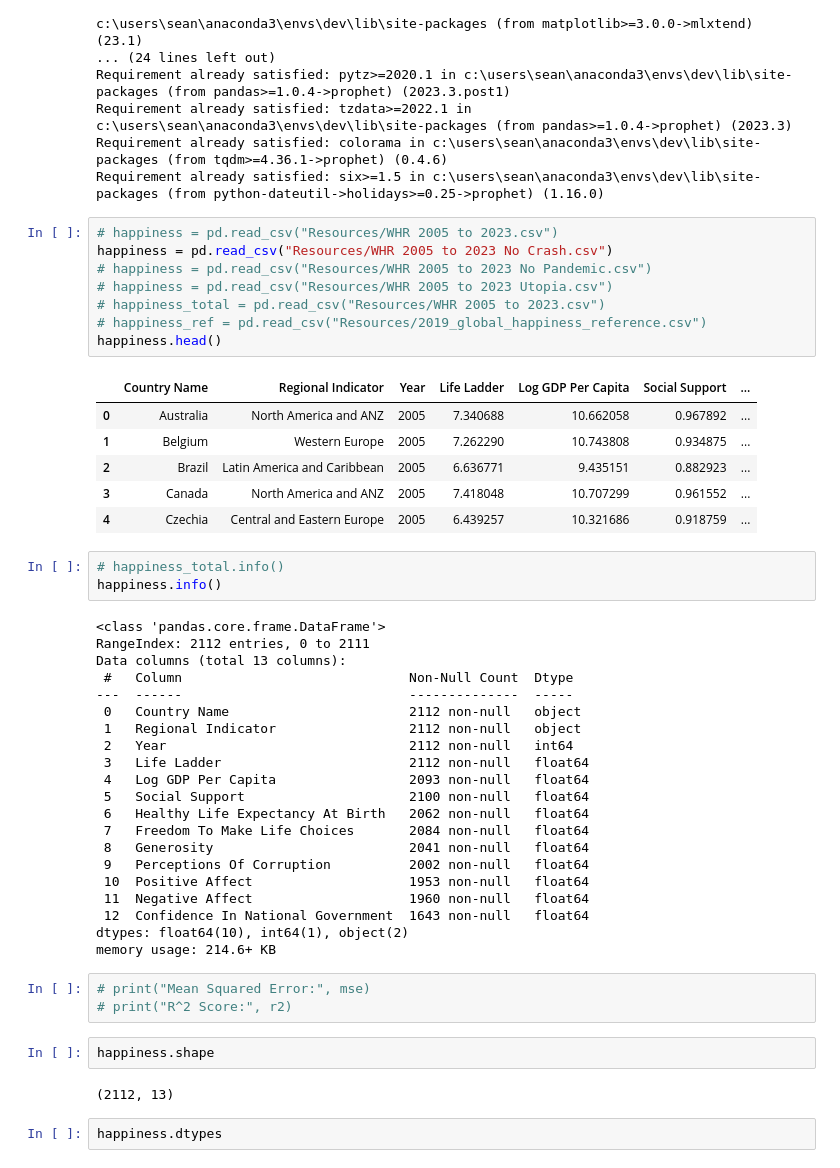
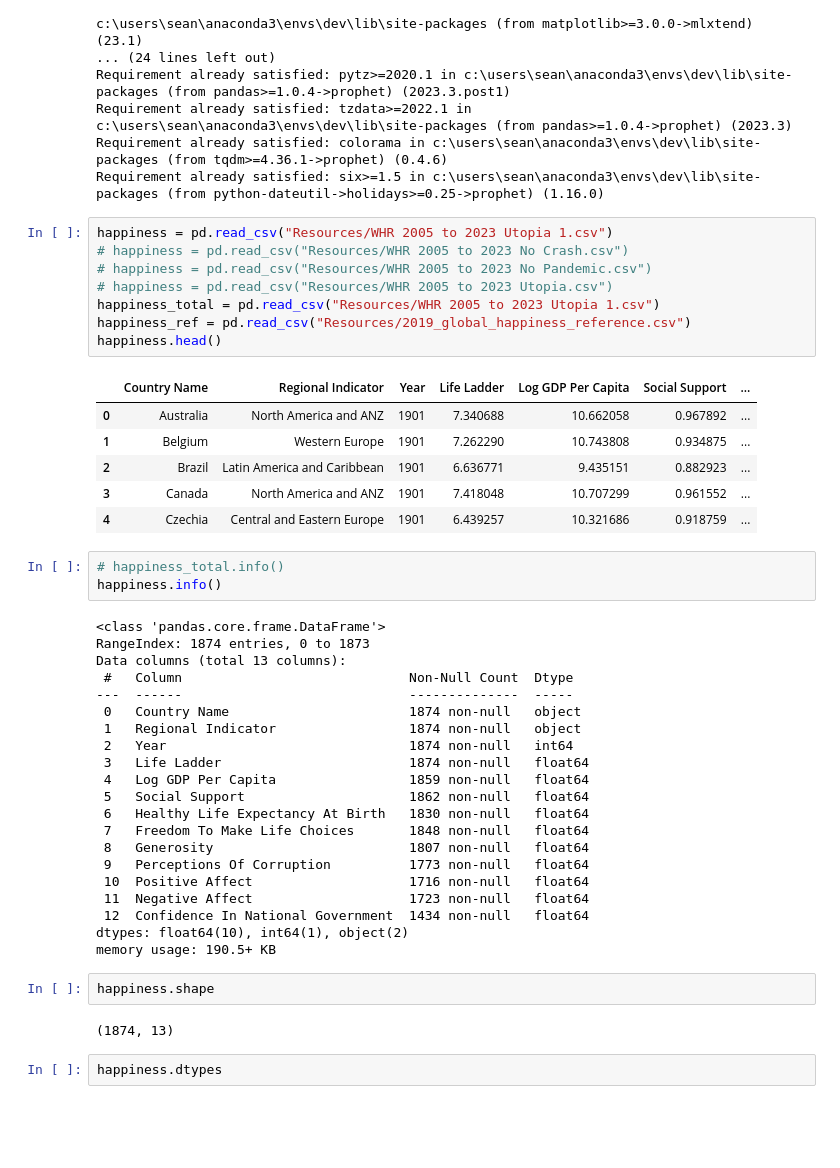
Before and after one commit to crmartella/WorldHappinessReportMSUBootcamp, a Jupyter notebook: HappyParallels.ipynb, the cells around one changed output. Cells and saved outputs as stored; diff of their text form; blank space fills up the shorter version.

```diff
--- a/HappyParallels.ipynb
+++ b/HappyParallels.ipynb
@@ -29,51 +29,48 @@ Requirement already satisfied: tzdata>=2022.1 in c:\users\sean\anaconda3\envs\de
 Requirement already satisfied: colorama in c:\users\sean\anaconda3\envs\dev\lib\site-packages (from tqdm>=4.36.1->prophet) (0.4.6)
 Requirement already satisfied: six>=1.5 in c:\users\sean\anaconda3\envs\dev\lib\site-packages (from python-dateutil->holidays>=0.25->prophet) (1.16.0)
 # %%
-# happiness = pd.read_csv("Resources/WHR 2005 to 2023.csv")
-happiness = pd.read_csv("Resources/WHR 2005 to 2023 No Crash.csv")
+happiness = pd.read_csv("Resources/WHR 2005 to 2023 Utopia 1.csv")
+# happiness = pd.read_csv("Resources/WHR 2005 to 2023 No Crash.csv")
 # happiness = pd.read_csv("Resources/WHR 2005 to 2023 No Pandemic.csv")
 # happiness = pd.read_csv("Resources/WHR 2005 to 2023 Utopia.csv")
-# happiness_total = pd.read_csv("Resources/WHR 2005 to 2023.csv")
-# happiness_ref = pd.read_csv("Resources/2019_global_happiness_reference.csv")
+happiness_total = pd.read_csv("Resources/WHR 2005 to 2023 Utopia 1.csv")
+happiness_ref = pd.read_csv("Resources/2019_global_happiness_reference.csv")
 happiness.head()
 # %% [output]
 |  | Country Name | Regional Indicator | Year | Life Ladder | Log GDP Per Capita | Social Support | ... |
-| 0 | Australia | North America and ANZ | 2005 | 7.340688 | 10.662058 | 0.967892 | ... |
-| 1 | Belgium | Western Europe | 2005 | 7.262290 | 10.743808 | 0.934875 | ... |
-| 2 | Brazil | Latin America and Caribbean | 2005 | 6.636771 | 9.435151 | 0.882923 | ... |
-| 3 | Canada | North America and ANZ | 2005 | 7.418048 | 10.707299 | 0.961552 | ... |
-| 4 | Czechia | Central and Eastern Europe | 2005 | 6.439257 | 10.321686 | 0.918759 | ... |
+| 0 | Australia | North America and ANZ | 1901 | 7.340688 | 10.662058 | 0.967892 | ... |
+| 1 | Belgium | Western Europe | 1901 | 7.262290 | 10.743808 | 0.934875 | ... |
+| 2 | Brazil | Latin America and Caribbean | 1901 | 6.636771 | 9.435151 | 0.882923 | ... |
+| 3 | Canada | North America and ANZ | 1901 | 7.418048 | 10.707299 | 0.961552 | ... |
+| 4 | Czechia | Central and Eastern Europe | 1901 | 6.439257 | 10.321686 | 0.918759 | ... |
 # %%
 # happiness_total.info()
 happiness.info()
 # %% [output]
 <class 'pandas.core.frame.DataFrame'>
-RangeIndex: 2112 entries, 0 to 2111
+RangeIndex: 1874 entries, 0 to 1873
 Data columns (total 13 columns):
  #   Column                             Non-Null Count  Dtype
 ---  ------                             --------------  -----
- 0   Country Name                       2112 non-null   object
- 1   Regional Indicator                 2112 non-null   object
- 2   Year                               2112 non-null   int64
- 3   Life Ladder                        2112 non-null   float64
- 4   Log GDP Per Capita                 2093 non-null   float64
- 5   Social Support                     2100 non-null   float64
- 6   Healthy Life Expectancy At Birth   2062 non-null   float64
- 7   Freedom To Make Life Choices       2084 non-null   float64
- 8   Generosity                         2041 non-null   float64
- 9   Perceptions Of Corruption          2002 non-null   float64
- 10  Positive Affect                    1953 non-null   float64
- 11  Negative Affect                    1960 non-null   float64
- 12  Confidence In National Government  1643 non-null   float64
+ 0   Country Name                       1874 non-null   object
+ 1   Regional Indicator                 1874 non-null   object
+ 2   Year                               1874 non-null   int64
+ 3   Life Ladder                        1874 non-null   float64
+ 4   Log GDP Per Capita                 1859 non-null   float64
+ 5   Social Support                     1862 non-null   float64
+ 6   Healthy Life Expectancy At Birth   1830 non-null   float64
+ 7   Freedom To Make Life Choices       1848 non-null   float64
+ 8   Generosity                         1807 non-null   float64
+ 9   Perceptions Of Corruption          1773 non-null   float64
+ 10  Positive Affect                    1716 non-null   float64
+ 11  Negative Affect                    1723 non-null   float64
+ 12  Confidence In National Government  1434 non-null   float64
 dtypes: float64(10), int64(1), object(2)
-memory usage: 214.6+ KB
+memory usage: 190.5+ KB
-# %%
-# print("Mean Squared Error:", mse)
-# print("R^2 Score:", r2)
 # %%
 happiness.shape
 # %% [output]
-(2112, 13)
+(1874, 13)
 # %%
 happiness.dtypes
 # %% [output]
```
Also changed, not shown: parts of 9 cells of this notebook, 15 other files.
